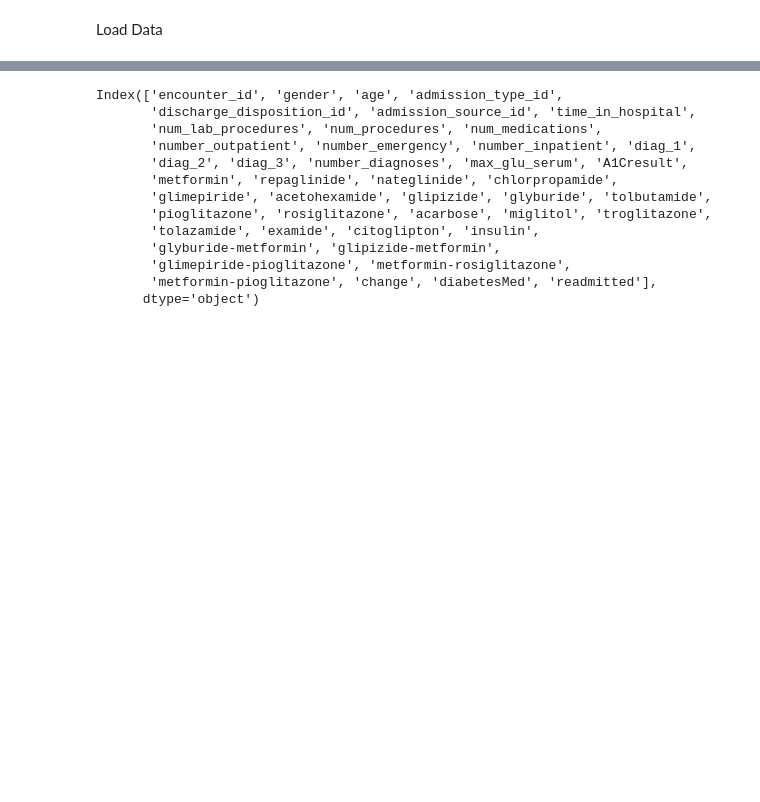
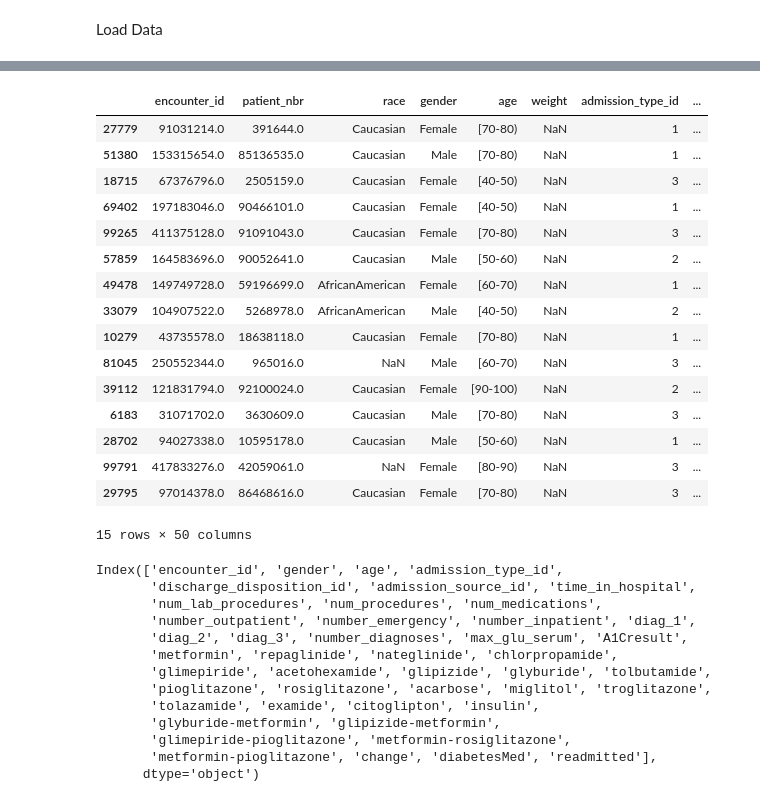
Before and after one commit to mayeen/Utility_and_privacy_research_using_GAN_and_LLM, a Jupyter notebook: thesis/data_analysis.ipynb, the cells around one changed output, grey strips where cells are left out. Cells and saved outputs as stored; diff of their text form; code cells hidden in the pictures; blank space fills up the shorter version.

```diff
--- a/thesis/data_analysis.ipynb
+++ b/thesis/data_analysis.ipynb
@@ -15,0 +100,5 @@ Load Data
+# %%
+#show all columns in the dataframe
+pd.set_option('display.max_columns', None)
+
+df_train.sample(2)
@@ -25,3 +165,23 @@ FileNotFoundError: Data file not found. Checked:
+# %%
+df_raw.sample(15)
+# %% [output]
+|  | encounter_id | patient_nbr | race | gender | age | weight | admission_type_id | ... |
+| 27779 | 91031214.0 | 391644.0 | Caucasian | Female | [70-80) | NaN | 1 | ... |
+| 51380 | 153315654.0 | 85136535.0 | Caucasian | Male | [70-80) | NaN | 1 | ... |
+| 18715 | 67376796.0 | 2505159.0 | Caucasian | Female | [40-50) | NaN | 3 | ... |
+| 69402 | 197183046.0 | 90466101.0 | Caucasian | Female | [40-50) | NaN | 1 | ... |
+| 99265 | 411375128.0 | 91091043.0 | Caucasian | Female | [70-80) | NaN | 3 | ... |
+| 57859 | 164583696.0 | 90052641.0 | Caucasian | Male | [50-60) | NaN | 2 | ... |
+| 49478 | 149749728.0 | 59196699.0 | AfricanAmerican | Female | [60-70) | NaN | 1 | ... |
+| 33079 | 104907522.0 | 5268978.0 | AfricanAmerican | Male | [40-50) | NaN | 2 | ... |
+| 10279 | 43735578.0 | 18638118.0 | Caucasian | Female | [70-80) | NaN | 1 | ... |
+| 81045 | 250552344.0 | 965016.0 | NaN | Male | [60-70) | NaN | 3 | ... |
+| 39112 | 121831794.0 | 92100024.0 | Caucasian | Female | [90-100) | NaN | 2 | ... |
+| 6183 | 31071702.0 | 3630609.0 | Caucasian | Male | [70-80) | NaN | 3 | ... |
+| 28702 | 94027338.0 | 10595178.0 | Caucasian | Male | [50-60) | NaN | 1 | ... |
+| 99791 | 417833276.0 | 42059061.0 | NaN | Female | [80-90) | NaN | 3 | ... |
+| 29795 | 97014378.0 | 86468616.0 | Caucasian | Female | [70-80) | NaN | 3 | ... |
+15 rows × 50 columns
 # %%
 df = engineer_features(df)
 # %%
```
Also changed, not shown: parts of 12 cells of this notebook, 4 other files.
